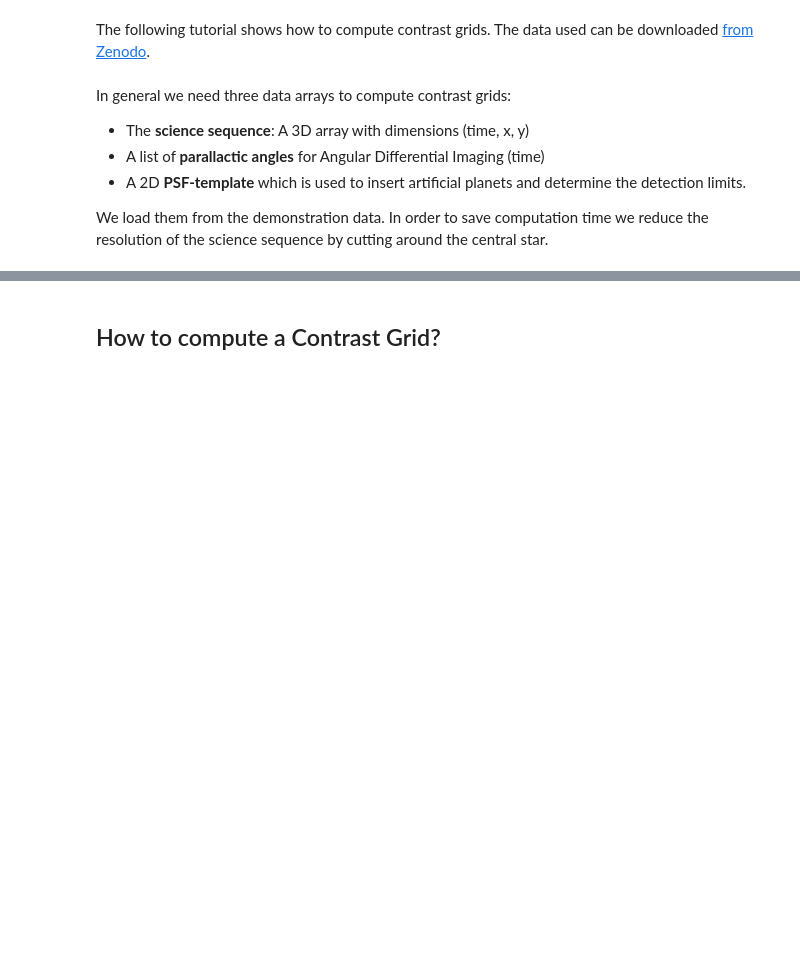
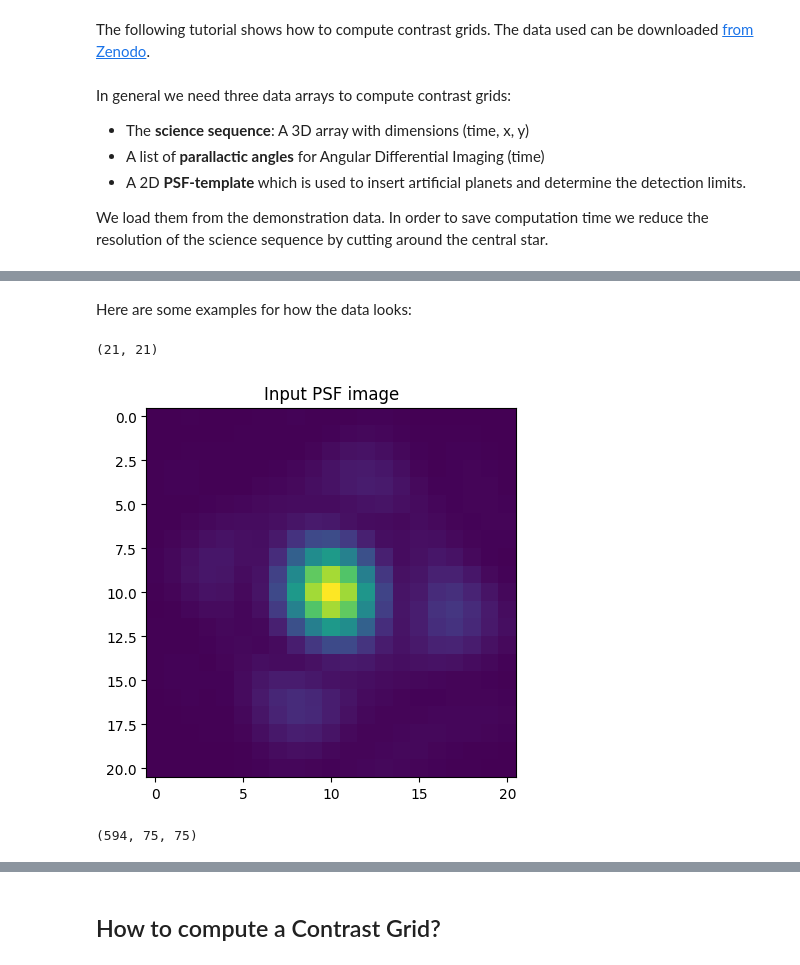
Before and after one commit to markusbonse/applefy, a Jupyter notebook: docs/source/02_user_documentation/02_contrast_grid.ipynb, the cells around one changed output, grey strips where cells are left out. Saved outputs shown, nothing was run; the diff lists cells and outputs as text; code cells hidden in the pictures; blank space fills up the shorter version.

Commit message:
update the user documentation to show the how the data looks

```diff
--- a/docs/source/02_user_documentation/02_contrast_grid.ipynb
+++ b/docs/source/02_user_documentation/02_contrast_grid.ipynb
@@ -79,0 +90,15 @@ science_data = science_data[:, 55:-55, 55:-55]
+# %% [markdown]
+Here are some examples for how the data looks:
+# %%
+psf_template.shape
+# %% [output]
+(21, 21)
+# %%
+plt.imshow(psf_template)
+_=plt.title("Input PSF image")
+# %% [output]
+[figure, added]
+# %%
+science_data.shape
+# %% [output]
+(594, 75, 75)
```
Also changed, not shown: parts of 14 cells of this notebook, 1 other file.
